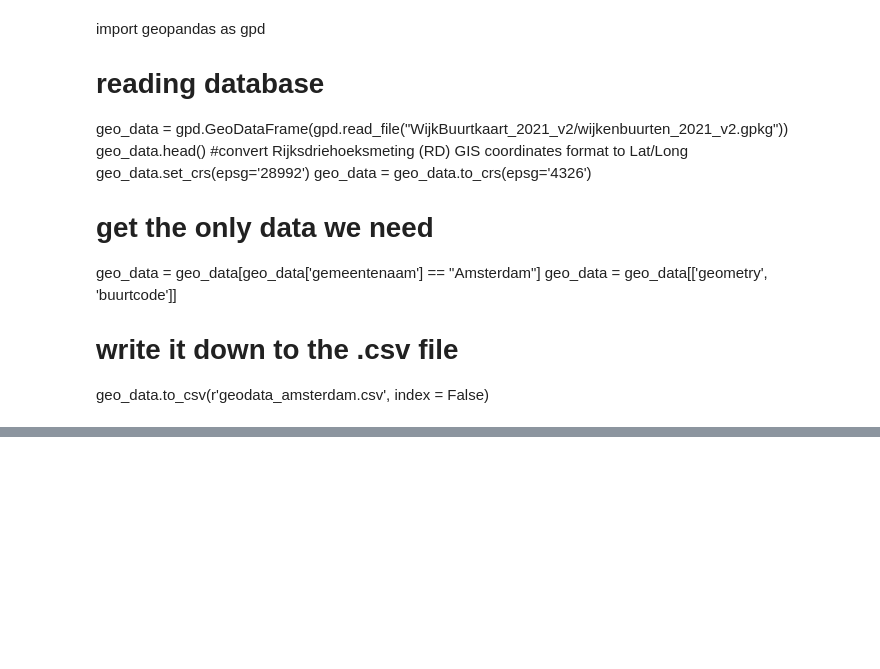
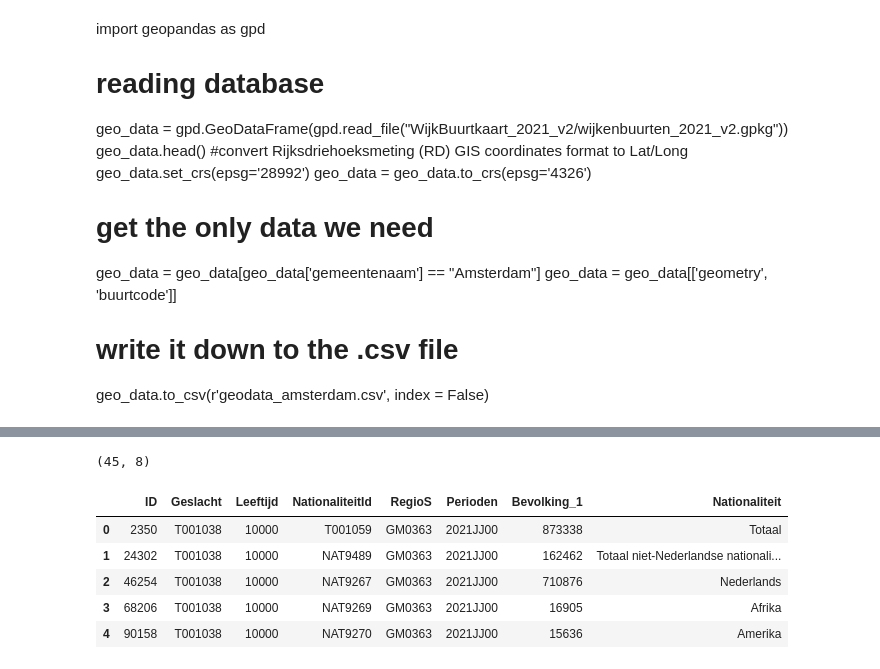
Before and after one commit to datascientist211/data_analytics, a Jupyter notebook: Nederland/Amsterdam/collecting_dataset.ipynb, the cells around one changed output, grey strips where cells are left out. Cells and saved outputs as stored; diff of their text form; code cells hidden in the pictures; blank space fills up the shorter version.

```diff
--- a/Nederland/Amsterdam/collecting_dataset.ipynb
+++ b/Nederland/Amsterdam/collecting_dataset.ipynb
@@ -208,0 +209,8 @@ NameError: name 'geo_data' is not defined
+# %%
+data_national = pd.read_csv('Nationalitiet_data.csv', sep = ';')
+data_national = data_national[data_national['Leeftijd'] == 10000]
+data_national = data_national.rename(columns={'Nationaliteit': 'NationaliteitId'})
+#data_wijk_stadsdeelcode['wijkcode'] = data_wijk_stadsdeelcode['wijkcode'].str.replace('\D', '', regex=True)
+#data_wijk_stadsdeelcode = data_wijk_stadsdeelcode.drop_duplicates(subset=["wijkcode"], keep='first')
+print(data_national.shape)
+data_national.head()
@@ -208,0 +243,21 @@ NameError: name 'geo_data' is not defined
+# %%
+def get_nationaliteit(row):
+    data_row = metadata_national[metadata_national['ID'] == row['NationaliteitId']]
+    value = "" if data_row.empty else data_row['Title'].iloc[0]
+    return value
+
+
+data_national = data_national.copy()
+
+data_national['Nationaliteit'] = data_national.apply(lambda row: get_nationaliteit(row), axis=1)
+
+print(data_national.shape)
+data_national.head()
+# %% [output]
+(45, 8)
+|  | ID | Geslacht | Leeftijd | NationaliteitId | RegioS | Perioden | Bevolking_1 | Nationaliteit |
+| 0 | 2350 | T001038 | 10000 | T001059 | GM0363 | 2021JJ00 | 873338 | Totaal |
+| 1 | 24302 | T001038 | 10000 | NAT9489 | GM0363 | 2021JJ00 | 162462 | Totaal niet-Nederlandse nationali... |
+| 2 | 46254 | T001038 | 10000 | NAT9267 | GM0363 | 2021JJ00 | 710876 | Nederlands |
+| 3 | 68206 | T001038 | 10000 | NAT9269 | GM0363 | 2021JJ00 | 16905 | Afrika |
+| 4 | 90158 | T001038 | 10000 | NAT9270 | GM0363 | 2021JJ00 | 15636 | Amerika |
```
Also changed, not shown: parts of 7 cells of this notebook, 4 other files.
